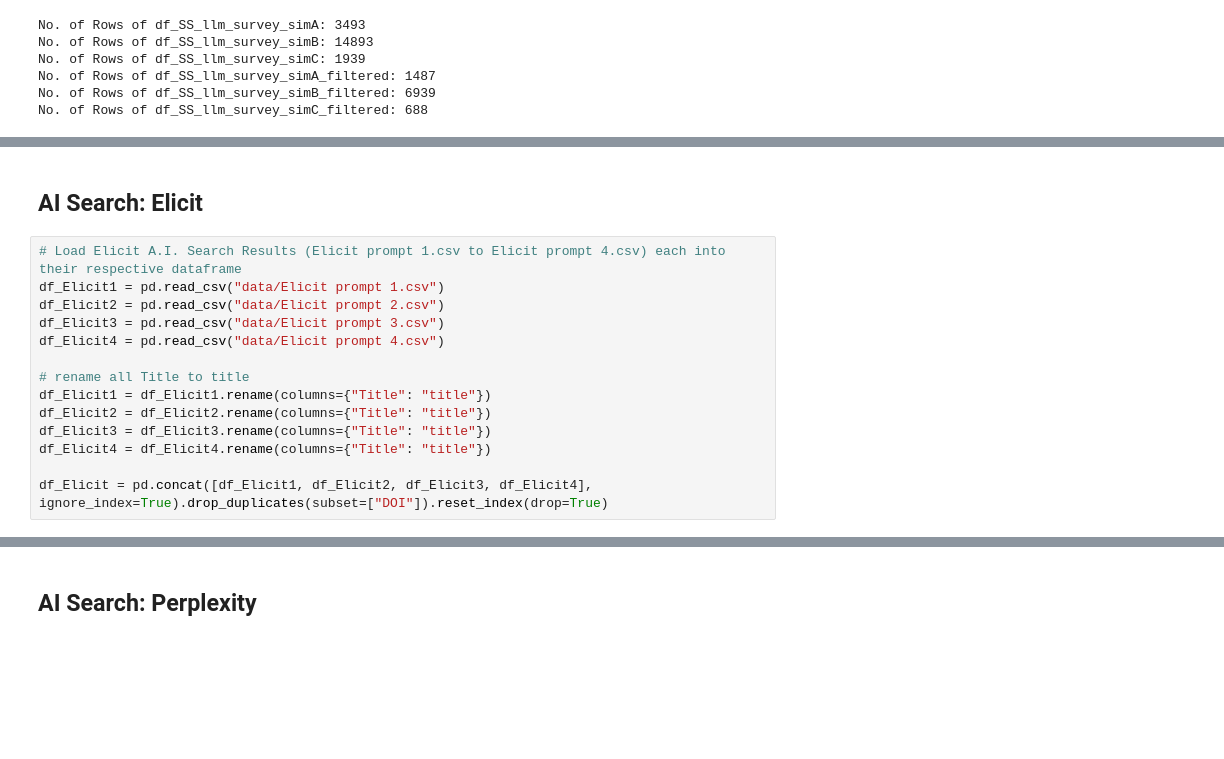
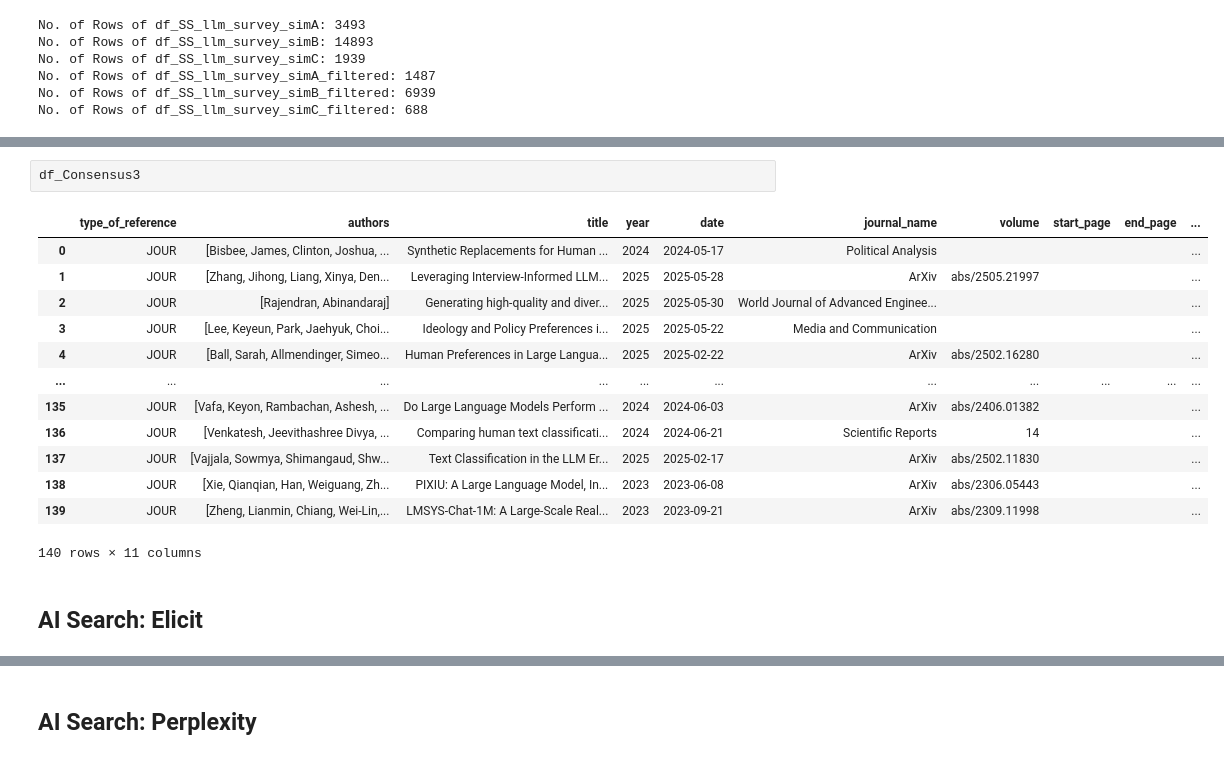
Before and after one commit to haoting-chan/AIRESIL, a Jupyter notebook: Database_extraction.ipynb, the cells around one changed output, grey strips where cells are left out. Cells and saved outputs as stored; diff of their text form; blank space fills up the shorter version.

```diff
--- a/Database_extraction.ipynb
+++ b/Database_extraction.ipynb
@@ -697,16 +708,18 @@ No. of Rows of df_SS_llm_survey_simC_filtered: 688
+# %%
+df_Consensus3
+# %% [output]
+|  | type_of_reference | authors | title | year | date | journal_name | volume | start_page | end_page | ... |
+| 0 | JOUR | [Bisbee, James, Clinton, Joshua, ... | Synthetic Replacements for Human ... | 2024 | 2024-05-17 | Political Analysis |  |  |  | ... |
+| 1 | JOUR | [Zhang, Jihong, Liang, Xinya, Den... | Leveraging Interview-Informed LLM... | 2025 | 2025-05-28 | ArXiv | abs/2505.21997 |  |  | ... |
+| 2 | JOUR | [Rajendran, Abinandaraj] | Generating high-quality and diver... | 2025 | 2025-05-30 | World Journal of Advanced Enginee... |  |  |  | ... |
+| 3 | JOUR | [Lee, Keyeun, Park, Jaehyuk, Choi... | Ideology and Policy Preferences i... | 2025 | 2025-05-22 | Media and Communication |  |  |  | ... |
+| 4 | JOUR | [Ball, Sarah, Allmendinger, Simeo... | Human Preferences in Large Langua... | 2025 | 2025-02-22 | ArXiv | abs/2502.16280 |  |  | ... |
+| ... | ... | ... | ... | ... | ... | ... | ... | ... | ... | ... |
+| 135 | JOUR | [Vafa, Keyon, Rambachan, Ashesh, ... | Do Large Language Models Perform ... | 2024 | 2024-06-03 | ArXiv | abs/2406.01382 |  |  | ... |
+| 136 | JOUR | [Venkatesh, Jeevithashree Divya, ... | Comparing human text classificati... | 2024 | 2024-06-21 | Scientific Reports | 14 |  |  | ... |
+| 137 | JOUR | [Vajjala, Sowmya, Shimangaud, Shw... | Text Classification in the LLM Er... | 2025 | 2025-02-17 | ArXiv | abs/2502.11830 |  |  | ... |
+| 138 | JOUR | [Xie, Qianqian, Han, Weiguang, Zh... | PIXIU: A Large Language Model, In... | 2023 | 2023-06-08 | ArXiv | abs/2306.05443 |  |  | ... |
+| 139 | JOUR | [Zheng, Lianmin, Chiang, Wei-Lin,... | LMSYS-Chat-1M: A Large-Scale Real... | 2023 | 2023-09-21 | ArXiv | abs/2309.11998 |  |  | ... |
+140 rows × 11 columns
 # %% [markdown]
 ## AI Search: Elicit
-# %%
-# Load Elicit A.I. Search Results (Elicit prompt 1.csv to Elicit prompt 4.csv) each into their respective dataframe
-df_Elicit1 = pd.read_csv("data/Elicit prompt 1.csv")
-df_Elicit2 = pd.read_csv("data/Elicit prompt 2.csv")
-df_Elicit3 = pd.read_csv("data/Elicit prompt 3.csv")
-df_Elicit4 = pd.read_csv("data/Elicit prompt 4.csv")
-
-# rename all Title to title
-df_Elicit1 = df_Elicit1.rename(columns={"Title": "title"})
-df_Elicit2 = df_Elicit2.rename(columns={"Title": "title"})
-df_Elicit3 = df_Elicit3.rename(columns={"Title": "title"})
-df_Elicit4 = df_Elicit4.rename(columns={"Title": "title"})
-
-df_Elicit = pd.concat([df_Elicit1, df_Elicit2, df_Elicit3, df_Elicit4], ignore_index=True).drop_duplicates(subset=["DOI"]).reset_index(drop=True)
```
Also changed, not shown: parts of 27 cells of this notebook, 6 other files.
